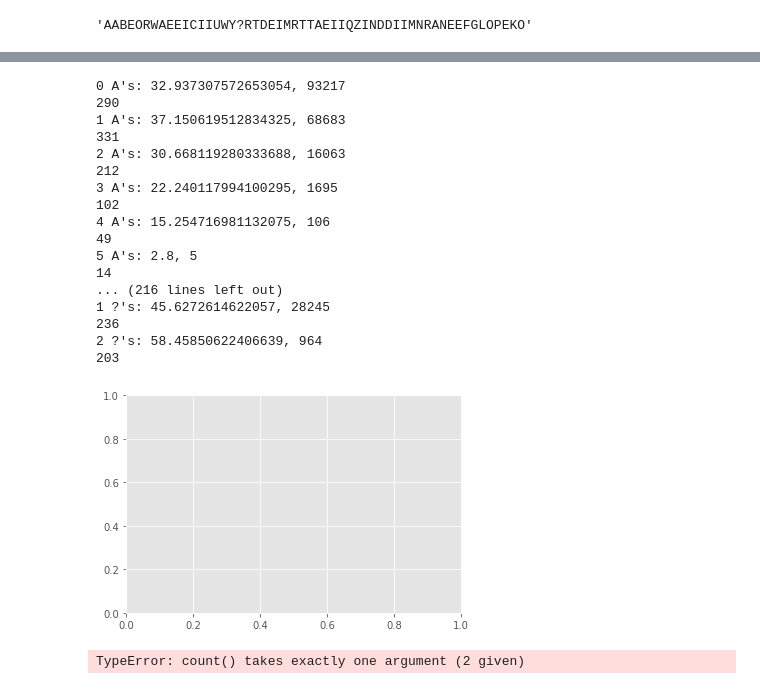
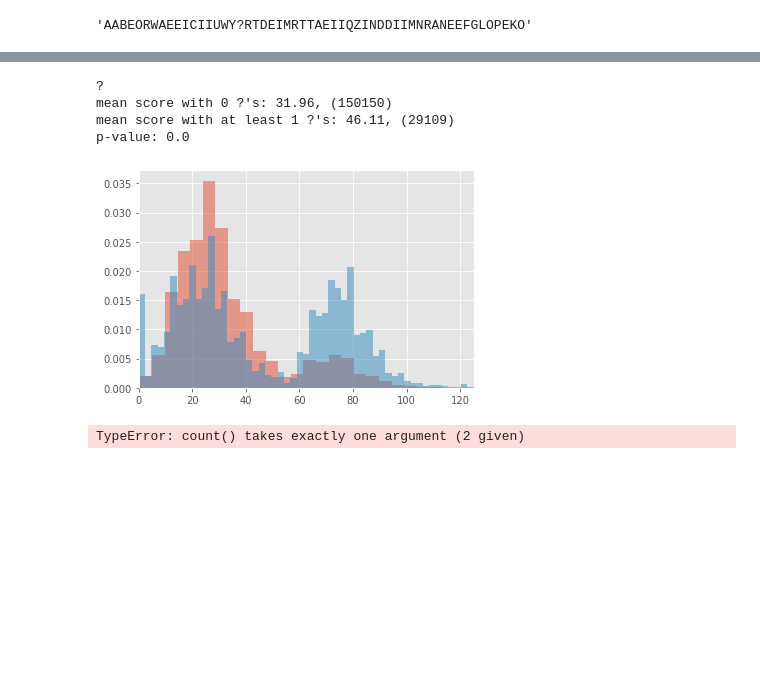
Before and after one commit to pkgalea/ScrabbleTileAnalyzer, a Jupyter notebook: DataExploration.ipynb, the cells around one changed output, grey strips where cells are left out. Drawn from its saved outputs; the diff is of its cells as text; code cells hidden in the pictures; blank space fills up the shorter version.

```diff
--- a/DataExploration.ipynb
+++ b/DataExploration.ipynb
@@ -230,35 +228,31 @@ Name: rack, Length: 179770, dtype: object
 # %%
 fig, ax = plt.subplots()
-letters = ['A', 'B', 'C', 'D', 'E', 'F', 'G', 'H', 'I','J','K','L','M','N','O','P','Q','R','S','T','U','V','W','X','Y','Z','?']
+letters = ['?', 'B', 'C', 'D', 'E', 'F', 'G', 'H', 'I','J','K','L','M','N','O','P','Q','R','S','T','U','V','W','X','Y','Z','?']
 for l in letters:
-    for i in range(0, 7):
+    for i in range(0,1):
+        print (l)
         tdf = df_good_p2[df_good_p2.rack.apply(lambda x:x.count(l)==i)]
+        tdf2 = df_good_p2[df_good_p2.rack.apply(lambda x:x.count(l)!=i)]
+#        print(min(tdf["turn_score"]), max(tdf["turn_score"]))
         if (tdf.shape[0]):
-            print("{:} {:}'s: {:}, {:}".format(i, l, np.mean(tdf["turn_score"]), tdf.shape[0]))
-            print(np.max(tdf.turn_score))
+            print("mean score with {:} {:}'s: {:}, ({:})".format(i, l, round(np.mean(tdf["turn_score"]), 2),
+                                                       tdf.shape[0]))
+            print("mean score with at least 1 {:}'s: {:}, ({:})".format( l, round(np.mean(tdf2["turn_score"]), 2),
+                                                       tdf2.shape[0]))
+            print("p-value: {:}".format(stats.ttest_ind(tdf.turn_score, tdf2.turn_score).pvalue))
 #            print(tdf["gamenum"], print(tdf["rack"]))
-#        ax.hist(tdf["turn_score"], bins=100)
-
+        ax.hist(tdf["turn_score"], bins=100, density=True, alpha = .5)
+        ax.hist(tdf2["turn_score"], bins=100, density=True, alpha=.5)
+        ax.set_xlim(left=0, right=125)
+        print(" ")
+    break;
     print(" ")
 # %% [output]
-0 A's: 32.937307572653054, 93217
-290
-1 A's: 37.150619512834325, 68683
-331
-2 A's: 30.668119280333688, 16063
-212
-3 A's: 22.240117994100295, 1695
-102
-4 A's: 15.254716981132075, 106
-49
-5 A's: 2.8, 5
-14
-... (216 lines left out)
-1 ?'s: 45.6272614622057, 28245
-236
-2 ?'s: 58.45850622406639, 964
-203
+?
+mean score with 0 ?'s: 31.96, (150150)
+mean score with at least 1 ?'s: 46.11, (29109)
+p-value: 0.0
-[figure, old version]
+[figure, new version]
 # %%
 df_good_p2.rack[1].count
 # %% [output]
```
Also changed, not shown: parts of 7 cells of this notebook.
